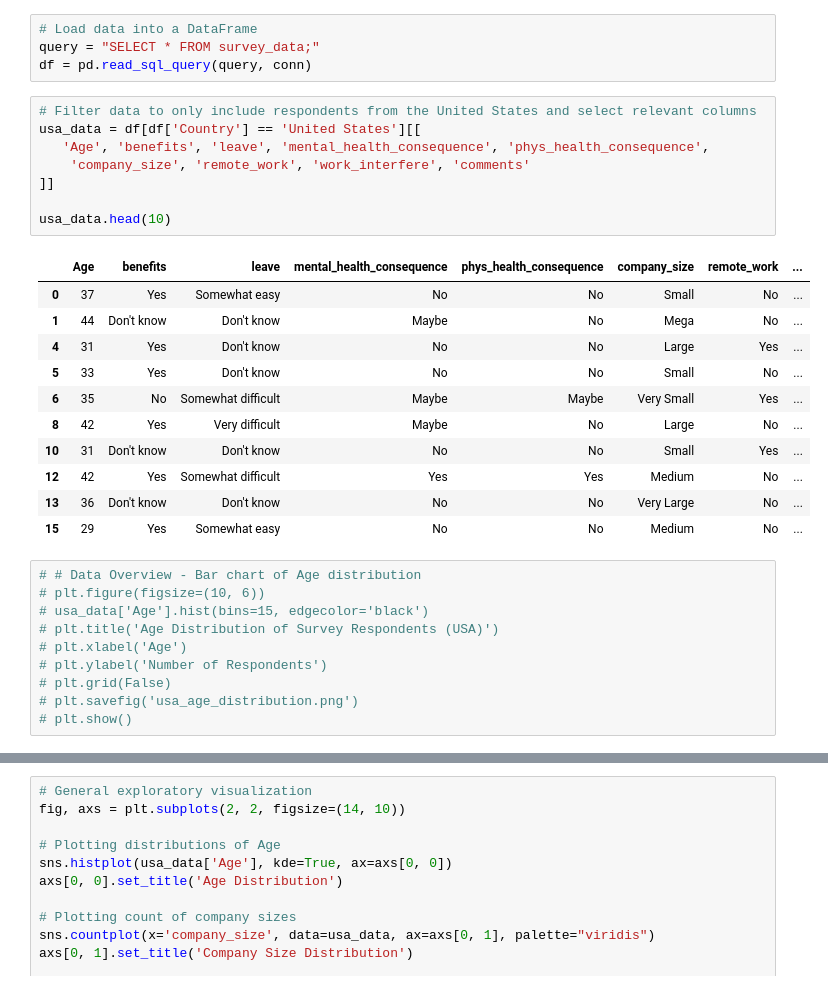
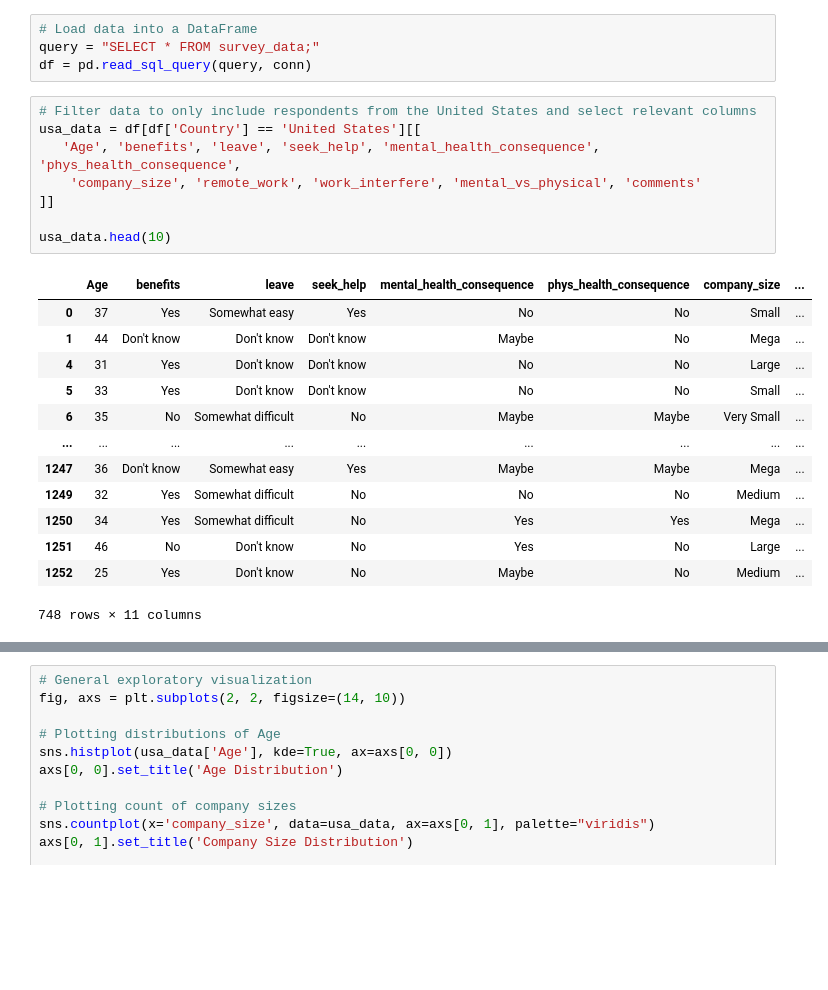
Before and after one commit to rinals/Proj3-grp4-Mentalhealth_Tech, a Jupyter notebook: tech_mental_health_analysis.ipynb, the cells around one changed output, grey strips where cells are left out. Saved outputs shown, nothing was run; the diff lists cells and outputs as text; blank space fills up the shorter version.

```diff
--- a/tech_mental_health_analysis.ipynb
+++ b/tech_mental_health_analysis.ipynb
@@ -244,30 +244,22 @@ df = pd.read_sql_query(query, conn)
 # %%
 # Filter data to only include respondents from the United States and select relevant columns
 usa_data = df[df['Country'] == 'United States'][[
-   'Age', 'benefits', 'leave', 'mental_health_consequence', 'phys_health_consequence',
-    'company_size', 'remote_work', 'work_interfere', 'comments'
+   'Age', 'benefits', 'leave', 'seek_help', 'mental_health_consequence', 'phys_health_consequence',
+    'company_size', 'remote_work', 'work_interfere', 'mental_vs_physical', 'comments'
 ]]
 
 usa_data.head(10)
 # %% [output]
-|  | Age | benefits | leave | mental_health_consequence | phys_health_consequence | company_size | remote_work | ... |
-| 0 | 37 | Yes | Somewhat easy | No | No | Small | No | ... |
-| 1 | 44 | Don't know | Don't know | Maybe | No | Mega | No | ... |
-| 4 | 31 | Yes | Don't know | No | No | Large | Yes | ... |
-| 5 | 33 | Yes | Don't know | No | No | Small | No | ... |
-| 6 | 35 | No | Somewhat difficult | Maybe | Maybe | Very Small | Yes | ... |
-| 8 | 42 | Yes | Very difficult | Maybe | No | Large | No | ... |
-| 10 | 31 | Don't know | Don't know | No | No | Small | Yes | ... |
-| 12 | 42 | Yes | Somewhat difficult | Yes | Yes | Medium | No | ... |
-| 13 | 36 | Don't know | Don't know | No | No | Very Large | No | ... |
-| 15 | 29 | Yes | Somewhat easy | No | No | Medium | No | ... |
+|  | Age | benefits | leave | seek_help | mental_health_consequence | phys_health_consequence | company_size | ... |
+| 0 | 37 | Yes | Somewhat easy | Yes | No | No | Small | ... |
+| 1 | 44 | Don't know | Don't know | Don't know | Maybe | No | Mega | ... |
+| 4 | 31 | Yes | Don't know | Don't know | No | No | Large | ... |
+| 5 | 33 | Yes | Don't know | Don't know | No | No | Small | ... |
+| 6 | 35 | No | Somewhat difficult | No | Maybe | Maybe | Very Small | ... |
+| ... | ... | ... | ... | ... | ... | ... | ... | ... |
+| 1247 | 36 | Don't know | Somewhat easy | Yes | Maybe | Maybe | Mega | ... |
+| 1249 | 32 | Yes | Somewhat difficult | No | No | No | Medium | ... |
+| 1250 | 34 | Yes | Somewhat difficult | No | Yes | Yes | Mega | ... |
+| 1251 | 46 | No | Don't know | No | Yes | No | Large | ... |
+| 1252 | 25 | Yes | Don't know | No | Maybe | No | Medium | ... |
+748 rows × 11 columns
-# %%
-# # Data Overview - Bar chart of Age distribution
-# plt.figure(figsize=(10, 6))
-# usa_data['Age'].hist(bins=15, edgecolor='black')
-# plt.title('Age Distribution of Survey Respondents (USA)')
-# plt.xlabel('Age')
-# plt.ylabel('Number of Respondents')
-# plt.grid(False)
-# plt.savefig('usa_age_distribution.png')
-# plt.show()
```
Also changed, not shown: parts of 32 cells of this notebook, 1 other file.
